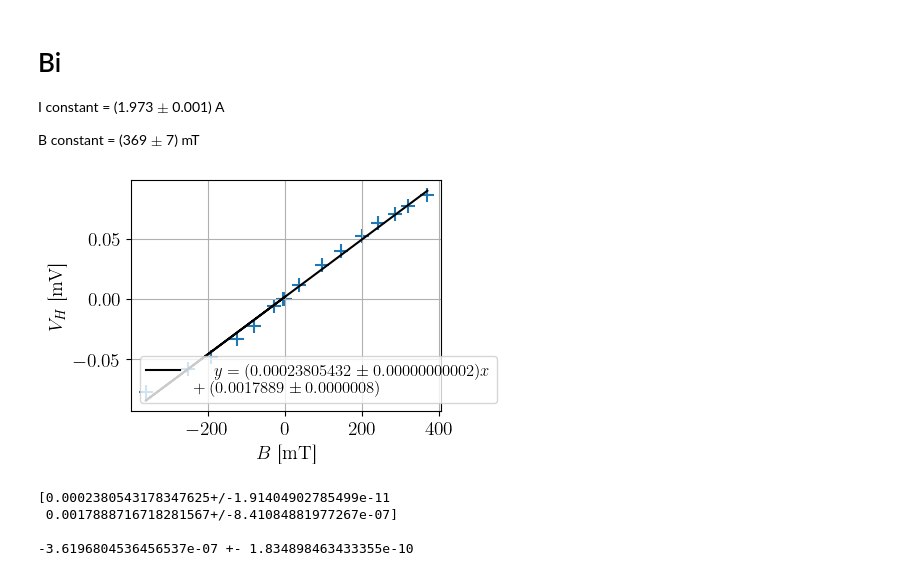
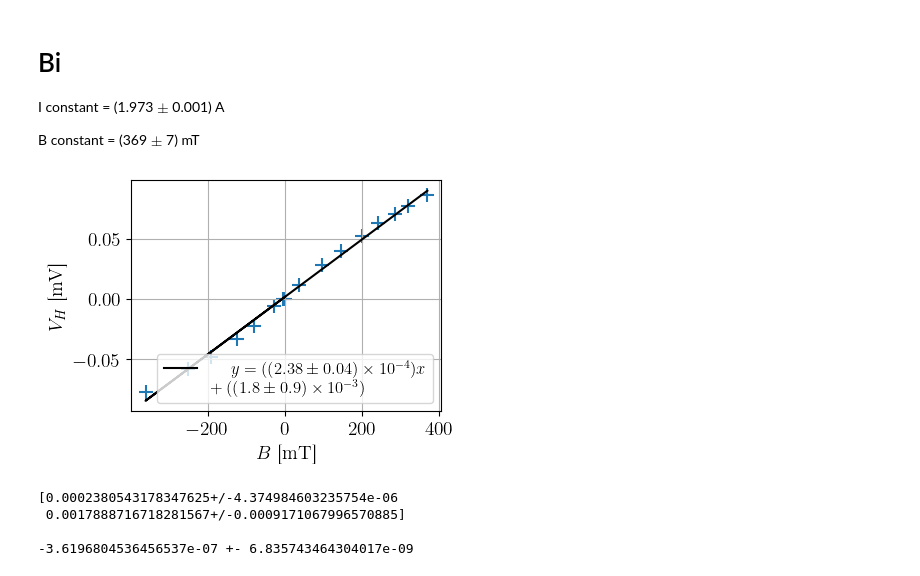
Before and after one commit to TomVdt/TPII-rapports, a Jupyter notebook: 03-H6-effet-hall/analyse/exp2.ipynb, the cells around one changed output. Saved outputs shown, nothing was run; the diff lists cells and outputs as text; code cells hidden in the pictures.

```diff
--- a/03-H6-effet-hall/analyse/exp2.ipynb
+++ b/03-H6-effet-hall/analyse/exp2.ipynb
@@ -202,38 +210,40 @@ B constant = (369 $\pm$ 7) mT
 # %%
 Ag_B = np.loadtxt("../data/Bi_5branch_B.csv", delimiter=",", skiprows=1)
 
 Bx = Ag_B[:,0]
 Vh = Ag_B[:,1]
 
 plt.scatter(Bx, Vh)
 # plt.errorbar(Bx, By, xerr=unp.std_devs(Bx), yerr=unp.std_devs(By))
 
 coefs, cov = np.polyfit(Bx, Vh, 1, cov=True)
 fit = np.poly1d(coefs)
-coefserr = unp.uarray(coefs, cov[(0,1),(0,1)])
+coefserr = unp.uarray(coefs, np.sqrt(cov[(0,1),(0,1)]))
 
-plt.plot(Bx, fit(Bx), label=r"$y = ({:.1uL})x \\+ ({:.1uL})$".format(*coefserr), color="black")
+plt.plot(Bx, fit(Bx), label=r"$y = ({:.1ueL})x \\+ ({:.1ueL})$".format(*coefserr), color="black")
 
 plt.legend()
 plt.xlabel(r"$B$ [\si{\milli \tesla}]")
 plt.ylabel(r"$V_H$ [\si{\milli \volt}]")
 plt.grid()
 # plt.tight_layout(pad=0.5)
+
+plt.savefig("../figures/Bi_B.pdf")
 # %% [output]
-[figure, old version]
+[figure, new version]
 # %%
 print(coefserr, "\n")
 a = 0.003
 Ic = 1.973
 deltaIc = 0.001
 Rh = -coefs[0] * a / Ic
-Rherr = (a/Ic) * 1.91404902785499e-11 + a*(coefs[0]/(Ic**2))* deltaIc
+Rherr = (a/Ic) * 4.374984603235754e-06 + a*(coefs[0]/(Ic**2))* deltaIc
 print(f"{Rh} +- {Rherr}")
 # %% [output]
-[0.0002380543178347625+/-1.91404902785499e-11
- 0.0017888716718281567+/-8.41084881977267e-07]
+[0.0002380543178347625+/-4.374984603235754e-06
+ 0.0017888716718281567+/-0.0009171067996570885]
 
--3.6196804536456537e-07 +- 1.834898463433355e-10
+-3.6196804536456537e-07 +- 6.835743464304017e-09
 # %%
 N = 1/(q * Rh)
 deltaN = Rherr/(q * Rh**2)
```
Also changed, not shown: parts of 17 cells of this notebook, 9 other files.
